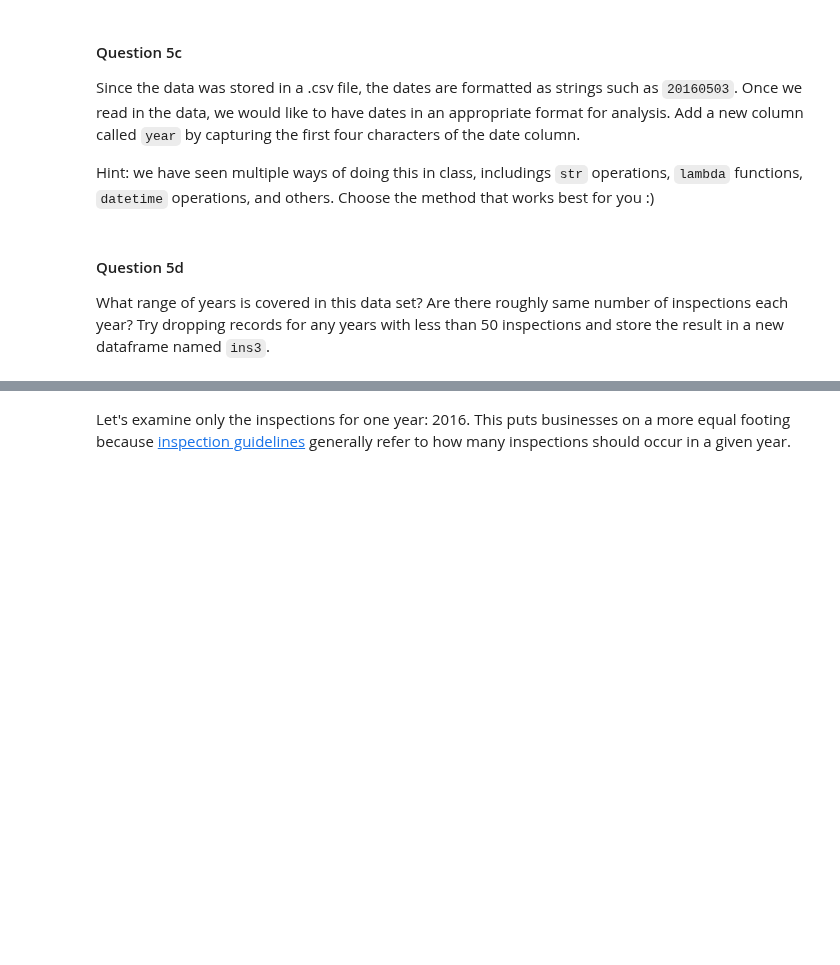
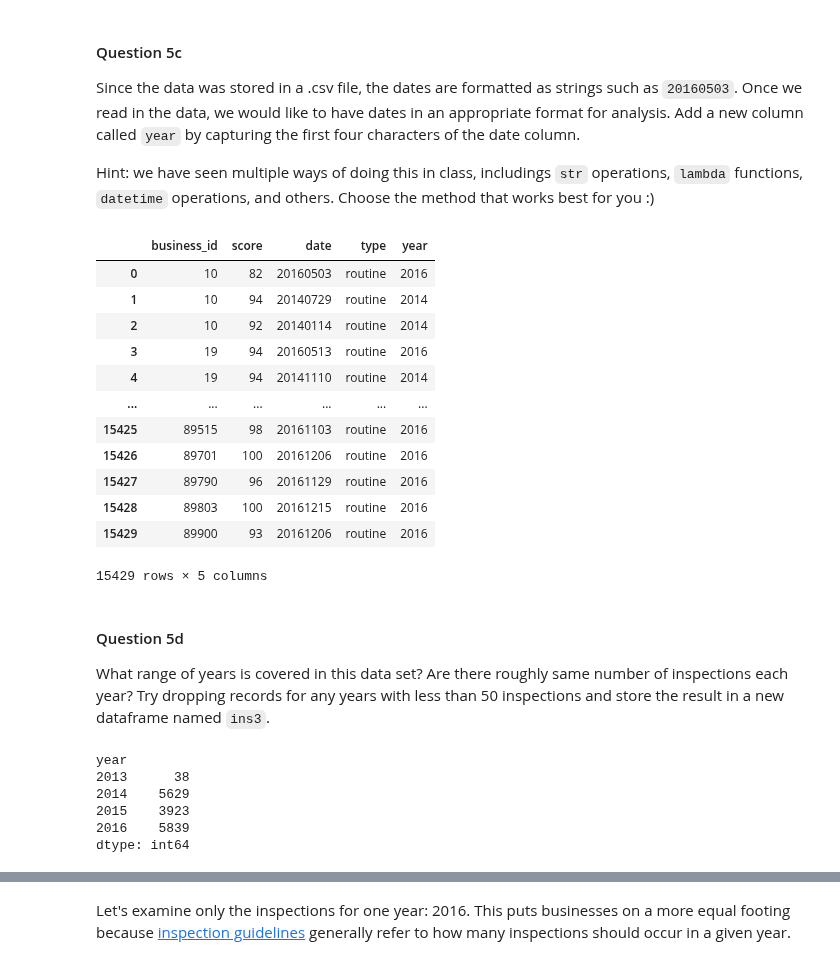
Before and after one commit to daisybellelewis/CYPLAN255, a Jupyter notebook: assignments/assignment_3/assignment_3_meera_duggal.ipynb, the cells around one changed output, grey strips where cells are left out. Cells and saved outputs as stored; diff of their text form; code cells hidden in the pictures; blank space fills up the shorter version.

```diff
--- a/assignments/assignment_3/assignment_3_meera_duggal.ipynb
+++ b/assignments/assignment_3/assignment_3_meera_duggal.ipynb
@@ -108,0 +240,14 @@ What values does `type` take on? How many occurrences of each value is in the Da
+# %%
+#first going to get the types that occur more than 10 times
+print(ins.groupby(['type']).size())
+
+#Creating a new dataframe
+ins2 = ins[ins.type == 'routine'].copy()
+#only had to remove the ones that were complaint
+
+#checking the result
+ins2.groupby('type').size()
+
+# ^^ only has type routine
+
+ins2
@@ -112,7 +275,44 @@ What values does `type` take on? How many occurrences of each value is in the Da
 Since the data was stored in a .csv file, the dates are formatted as strings such as `20160503`. Once we read in the data, we would like to have dates in an appropriate format for analysis. Add a new column called `year` by capturing the first four characters of the date column.
 
 Hint: we have seen multiple ways of doing this in class, includings `str` operations, `lambda` functions, `datetime` operations, and others. Choose the method that works best for you :)
+# %%
+
+new_col = list()
+for i in range(len(ins2.date)):
+    temp = str(ins2.date.iloc[i])
+    new_col.append(temp[0:4])
+
+ins2['year'] = new_col
+
+#yay
+ins2
+# %% [output]
+|  | business_id | score | date | type | year |
+| 0 | 10 | 82 | 20160503 | routine | 2016 |
+| 1 | 10 | 94 | 20140729 | routine | 2014 |
+| 2 | 10 | 92 | 20140114 | routine | 2014 |
+| 3 | 19 | 94 | 20160513 | routine | 2016 |
+| 4 | 19 | 94 | 20141110 | routine | 2014 |
+| ... | ... | ... | ... | ... | ... |
+| 15425 | 89515 | 98 | 20161103 | routine | 2016 |
+| 15426 | 89701 | 100 | 20161206 | routine | 2016 |
+| 15427 | 89790 | 96 | 20161129 | routine | 2016 |
+| 15428 | 89803 | 100 | 20161215 | routine | 2016 |
+| 15429 | 89900 | 93 | 20161206 | routine | 2016 |
+15429 rows × 5 columns
 # %% [markdown]
 #### Question 5d
 
 What range of years is covered in this data set? Are there roughly same number of inspections each year? Try dropping records for any years with less than 50 inspections and store the result in a new dataframe named `ins3`.
+# %%
+print(ins2.groupby('year').size())
+
+#From here we an see that 2014 and 2016 roughly have the same number of inspections
+#2015 is kinda low
+# %% [output]
+year
+2013      38
+2014    5629
+2015    3923
+2016    5839
+dtype: int64
```
Also changed, not shown: parts of 23 cells of this notebook.
